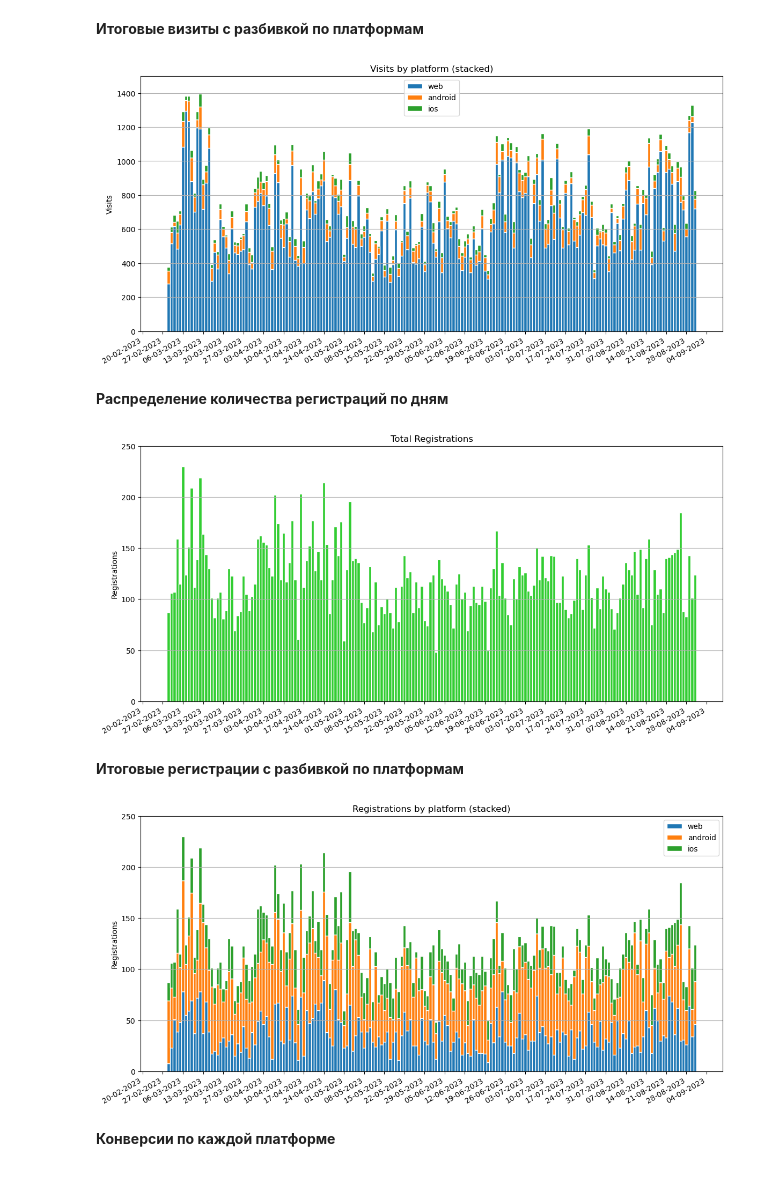
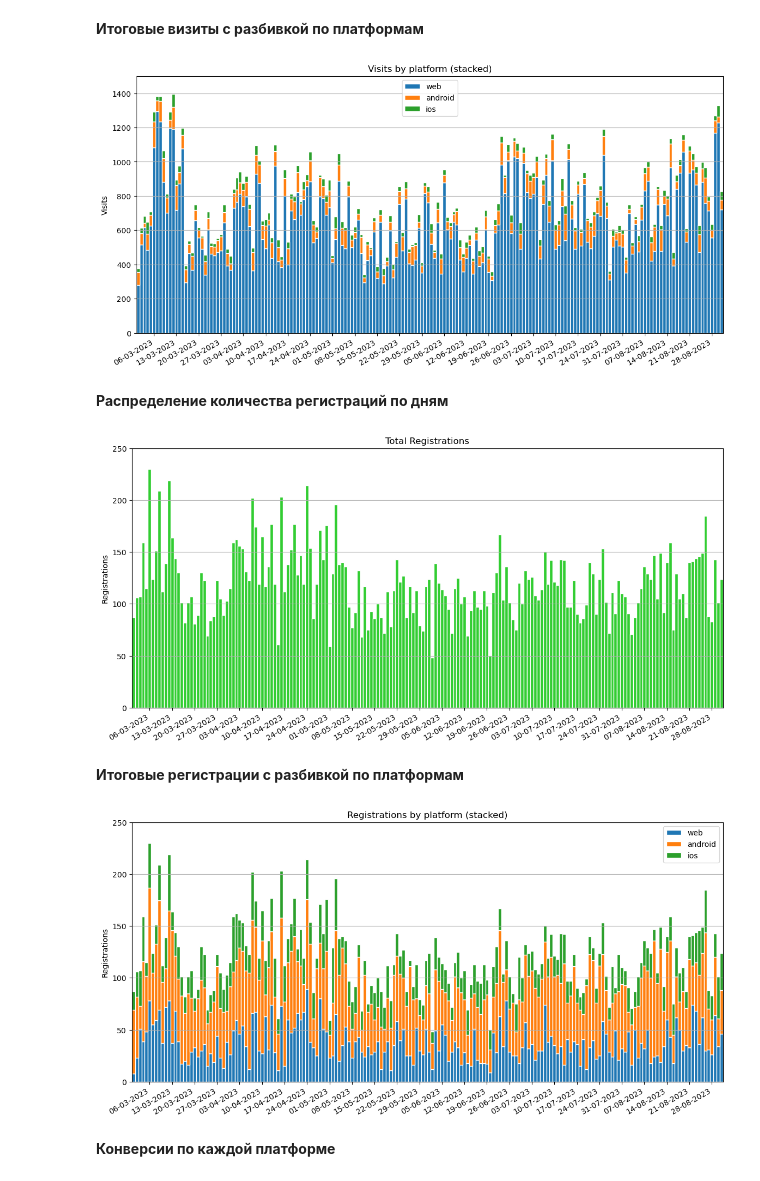
Before and after one commit to annabad/data-analytics-project-100, a Jupyter notebook: charts_project.ipynb, the cells around one changed output. Saved outputs shown, nothing was run; the diff lists cells and outputs as text; code cells hidden in the pictures.

```diff
--- a/charts_project.ipynb
+++ b/charts_project.ipynb
@@ -136,14 +135,14 @@ ax.bar(df.index, df["ios"], bottom = df.android + df.web, label = "ios", width =
       edgecolor='white')
 
 ax.set(ylabel='Visits', title='Visits by platform (stacked)', ylim=(0, 1500))
-
+ax.margins(x=0)
 ax.legend(labels = ["web", "android", "ios"])
 
 ax.grid(axis='y')
 plt.savefig('./charts/Visits_by_platform.png')
 plt.show()
 # %% [output]
-[figure, old version]
+[figure, new version]
 # %% [markdown]
 **Распределение количества регистраций по дням**
 # %%
@@ -158,12 +157,12 @@ plt.gcf().autofmt_xdate()
 ax.bar(df['date_group'], df['registrations'], width=1, color='limegreen', edgecolor='white')
 
 ax.set(ylabel='Registrations', title='Total Registrations', ylim=(0, 250))
-
+ax.margins(x=0)
 ax.grid(axis='y')
 plt.savefig('./charts/Total_registrations.png')
 plt.show()
 # %% [output]
-[figure, old version]
+[figure, new version]
 # %% [markdown]
 **Итоговые регистрации с разбивкой по платформам**
 # %%
@@ -171,35 +170,35 @@ plt.show()
 df = merged_df \
     .groupby(['date_group', 'platform'], as_index=False) \
     .agg({'registrations': 'sum'}) \
     .rename(columns={'registrations': 'registrations_count'}) \
     .pivot(index='date_group', columns='platform', values='registrations_count') \
     .fillna(0).astype('int') \
     .sort_index(ascending=True)
 
 fig, ax = plt.subplots()
 fig.set_size_inches(14, 7)
 
 
 ax.xaxis.set_major_locator(mdates.WeekdayLocator(byweekday=MO, interval=1))
 ax.xaxis.set_major_formatter(mdates.DateFormatter('%d-%m-%Y'))
 plt.gcf().autofmt_xdate()
 
 ax.bar(df.index, df["web"], label = "web", width = 1,
       edgecolor='white')
 ax.bar(df.index, df["android"], label = "android", bottom = df.web, width = 1,
       edgecolor='white')
 ax.bar(df.index, df["ios"], bottom = df.android + df.web, label = "ios", width = 1,
       edgecolor='white')
 
 ax.set(ylabel='Registrations', title='Registrations by platform (stacked)', ylim=(0, 250))
 
 ax.legend(labels = ["web", "android", "ios"])
-
+ax.margins(x=0)
 ax.grid(axis='y')
 plt.savefig('./charts/Registrations_by_platform.png')
 plt.show()
 # %% [output]
-[figure, old version]
+[figure, new version]
 # %% [markdown]
 **Конверсии по каждой платформе**
 # %%
```
Also changed, not shown: parts of 14 cells of this notebook, 12 other files.
